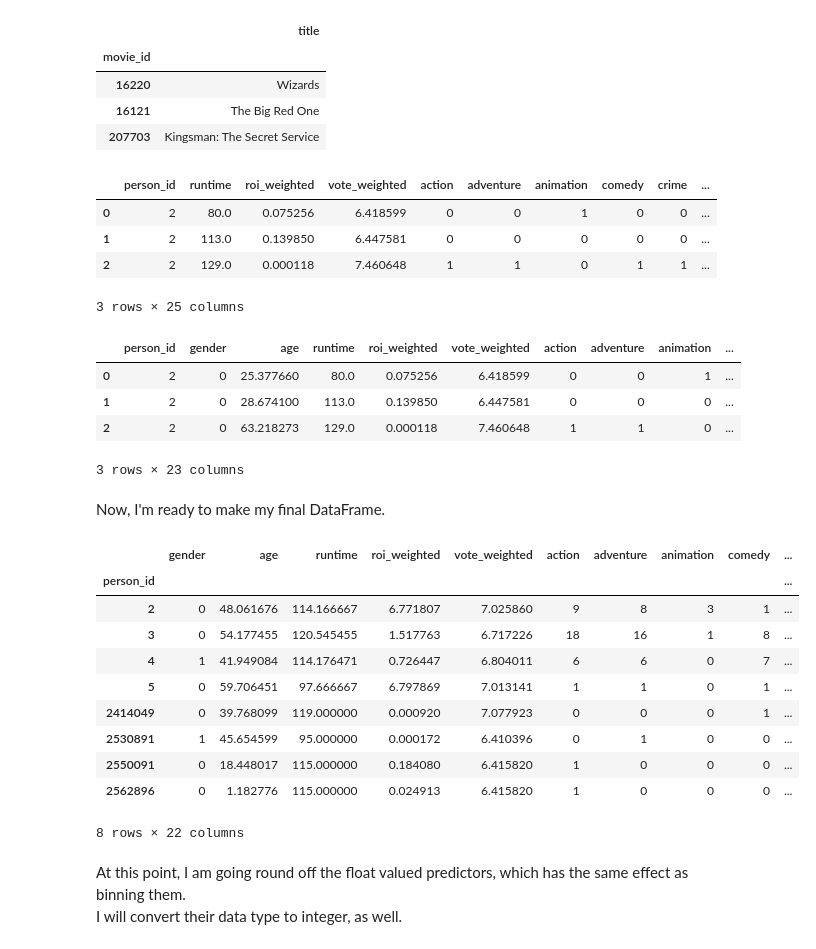
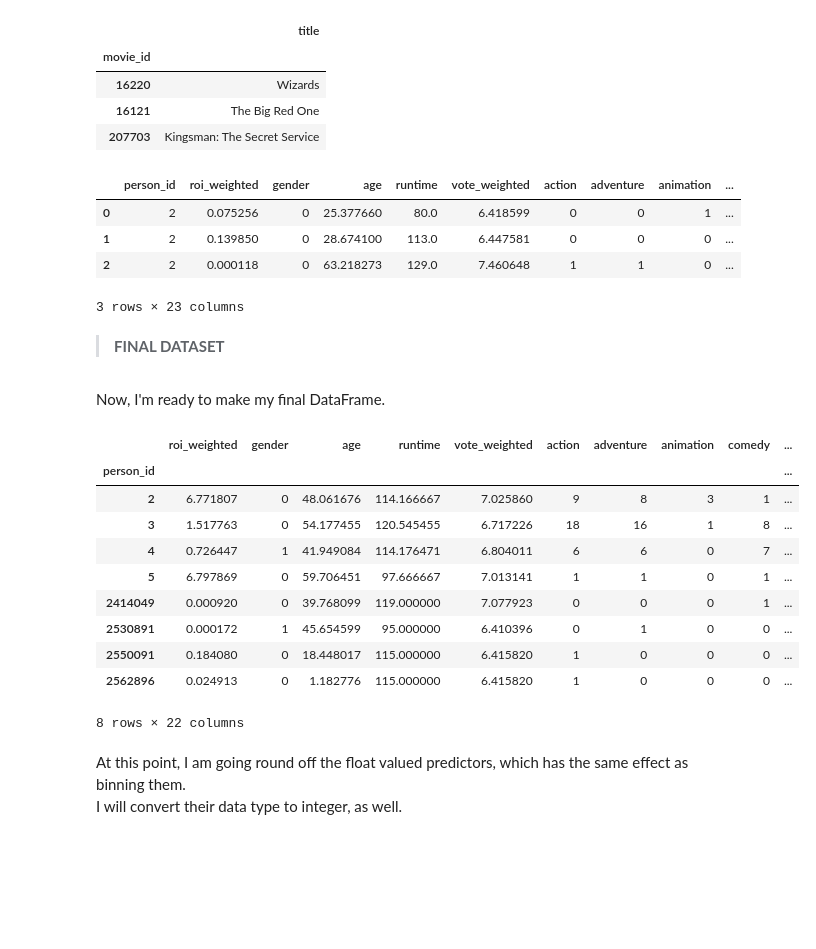
Before and after one commit to christianspybrook/springboard, a Jupyter notebook: capstones/capstone1/capstone1_wrangler.ipynb, the cells around one changed output. Saved outputs shown, nothing was run; the diff lists cells and outputs as text; code cells hidden in the pictures; blank space fills up the shorter version.

```diff
--- a/capstones/capstone1/capstone1_wrangler.ipynb
+++ b/capstones/capstone1/capstone1_wrangler.ipynb
@@ -1329,8 +1400,9 @@ person_df.iloc[np.r_[0:2, -2:0]]
 | 2699996 | NaT | Acting | 2618072 | Emmanuel Camacho | NaN |  | 0.600 | None | ... |
 # %%
 # drop columns that will not be used
-person_df.drop(['known_for_department', 'biography', 'popularity', 'place_of_birth', 'imdb_id'],
-               axis=1, inplace=True)
+person_df.drop(
+    ['known_for_department', 'biography', 'popularity', 'place_of_birth', 'imdb_id'],
+    axis=1, inplace=True)
 person_df.iloc[np.r_[0:2, -2:0]]
 # %% [output]
 |  | birthday | id | name | gender |
@@ -1495,7 +1569,8 @@ Since this is an actor-centric project, I will make a derived age feature whose
 dtype: float64
 # %%
 # create new feature
-actor_df['age'] = ((actor_df['release_date'] - actor_df['birthday']) / np.timedelta64(1, 'Y'))
+actor_df['age'] = (
+    (actor_df['release_date'] - actor_df['birthday']) / np.timedelta64(1, 'Y'))
 actor_df.head(3)
 # %% [output]
 |  | person_id | movie_id | release_date | runtime | title | roi_weighted | vote_weighted | action | adventure | ... |
@@ -1579,51 +1657,47 @@ titles_df.head(3)
 | 16220 | Wizards |
 | 16121 | The Big Red One |
 | 207703 | Kingsman: The Secret Service |
-# %%
-# drop columns not needed
-actor_df.drop(['movie_id', 'release_date', 'title', 'birthday', 'name'], axis=1, inplace=True)
-actor_df.head(3)
-# %% [output]
-|  | person_id | runtime | roi_weighted | vote_weighted | action | adventure | animation | comedy | crime | ... |
-| 0 | 2 | 80.0 | 0.075256 | 6.418599 | 0 | 0 | 1 | 0 | 0 | ... |
-| 1 | 2 | 113.0 | 0.139850 | 6.447581 | 0 | 0 | 0 | 0 | 0 | ... |
-| 2 | 2 | 129.0 | 0.000118 | 7.460648 | 1 | 1 | 0 | 1 | 1 | ... |
-3 rows × 25 columns
 # %%
-# reorder column names to put genres at end
-actor_df = actor_df[['person_id', 'gender', 'age', 'runtime', 'roi_weighted', 'vote_weighted', 'action',
-                     'adventure', 'animation', 'comedy', 'crime', 'drama', 'family', 'fantasy', 'history',
-                     'horror', 'music', 'mystery', 'romance', 'science_fiction', 'thriller', 'war', 'western']]
+# leave behind columns not needed and reorder to put genres at end
+actor_df = actor_df[
+    ['person_id', 'roi_weighted', 'gender', 'age', 'runtime', 'vote_weighted',
+     'action', 'adventure', 'animation', 'comedy', 'crime', 'drama', 'family',
+     'fantasy', 'history', 'horror', 'music', 'mystery', 'romance',
+     'science_fiction', 'thriller', 'war', 'western']]
 actor_df.head(3)
 # %% [output]
-|  | person_id | gender | age | runtime | roi_weighted | vote_weighted | action | adventure | animation | ... |
-| 0 | 2 | 0 | 25.377660 | 80.0 | 0.075256 | 6.418599 | 0 | 0 | 1 | ... |
-| 1 | 2 | 0 | 28.674100 | 113.0 | 0.139850 | 6.447581 | 0 | 0 | 0 | ... |
-| 2 | 2 | 0 | 63.218273 | 129.0 | 0.000118 | 7.460648 | 1 | 1 | 0 | ... |
+|  | person_id | roi_weighted | gender | age | runtime | vote_weighted | action | adventure | animation | ... |
+| 0 | 2 | 0.075256 | 0 | 25.377660 | 80.0 | 6.418599 | 0 | 0 | 1 | ... |
+| 1 | 2 | 0.139850 | 0 | 28.674100 | 113.0 | 6.447581 | 0 | 0 | 0 | ... |
+| 2 | 2 | 0.000118 | 0 | 63.218273 | 129.0 | 7.460648 | 1 | 1 | 0 | ... |
 3 rows × 23 columns
+# %% [markdown]
+> **FINAL DATASET**
 # %% [markdown]
 Now, I'm ready to make my final DataFrame.
 # %%
-# groupby actor while summing ROIs, making counts of genres, and taking the average of all other values
-df = actor_df.groupby('person_id').agg({'gender': np.mean, 'age': np.mean, 'runtime': np.mean,
-                                        'roi_weighted': np.mean, 'vote_weighted': np.mean, 'action': np.sum,
-                                        'adventure': np.sum, 'animation': np.sum, 'comedy': np.sum,
-                                        'crime': np.sum, 'drama': np.sum, 'family': np.sum, 'fantasy': np.sum,
-                                        'history': np.sum, 'horror': np.sum, 'music': np.sum, 'mystery': np.sum,
-                                        'romance': np.sum, 'science_fiction': np.sum, 'thriller': np.sum,
-                                        'war': np.sum, 'western': np.sum})
+# groupby actor while making counts of genres and taking the average of all other values
+df = actor_df.groupby('person_id').agg(
+    {'roi_weighted': np.mean, 'gender': np.mean, 'age': np.mean,
+     'runtime': np.mean, 'vote_weighted': np.mean,
+     'action': np.sum, 'adventure': np.sum, 'animation': np.sum,
+     'comedy': np.sum, 'crime': np.sum, 'drama': np.sum,
+     'family': np.sum, 'fantasy': np.sum, 'history': np.sum,
+     'horror': np.sum, 'music': np.sum, 'mystery': np.sum,
+     'romance': np.sum, 'science_fiction': np.sum, 'thriller': np.sum,
+     'war': np.sum, 'western': np.sum})
 df.iloc[np.r_[0:4, -4:0]]
 # %% [output]
-|  | gender | age | runtime | roi_weighted | vote_weighted | action | adventure | animation | comedy | ... |
+|  | roi_weighted | gender | age | runtime | vote_weighted | action | adventure | animation | comedy | ... |
 | person_id |  |  |  |  |  |  |  |  |  | ... |
-| 2 | 0 | 48.061676 | 114.166667 | 6.771807 | 7.025860 | 9 | 8 | 3 | 1 | ... |
-| 3 | 0 | 54.177455 | 120.545455 | 1.517763 | 6.717226 | 18 | 16 | 1 | 8 | ... |
-| 4 | 1 | 41.949084 | 114.176471 | 0.726447 | 6.804011 | 6 | 6 | 0 | 7 | ... |
-| 5 | 0 | 59.706451 | 97.666667 | 6.797869 | 7.013141 | 1 | 1 | 0 | 1 | ... |
-| 2414049 | 0 | 39.768099 | 119.000000 | 0.000920 | 7.077923 | 0 | 0 | 0 | 1 | ... |
-| 2530891 | 1 | 45.654599 | 95.000000 | 0.000172 | 6.410396 | 0 | 1 | 0 | 0 | ... |
-| 2550091 | 0 | 18.448017 | 115.000000 | 0.184080 | 6.415820 | 1 | 0 | 0 | 0 | ... |
-| 2562896 | 0 | 1.182776 | 115.000000 | 0.024913 | 6.415820 | 1 | 0 | 0 | 0 | ... |
+| 2 | 6.771807 | 0 | 48.061676 | 114.166667 | 7.025860 | 9 | 8 | 3 | 1 | ... |
+| 3 | 1.517763 | 0 | 54.177455 | 120.545455 | 6.717226 | 18 | 16 | 1 | 8 | ... |
+| 4 | 0.726447 | 1 | 41.949084 | 114.176471 | 6.804011 | 6 | 6 | 0 | 7 | ... |
+| 5 | 6.797869 | 0 | 59.706451 | 97.666667 | 7.013141 | 1 | 1 | 0 | 1 | ... |
+| 2414049 | 0.000920 | 0 | 39.768099 | 119.000000 | 7.077923 | 0 | 0 | 0 | 1 | ... |
+| 2530891 | 0.000172 | 1 | 45.654599 | 95.000000 | 6.410396 | 0 | 1 | 0 | 0 | ... |
+| 2550091 | 0.184080 | 0 | 18.448017 | 115.000000 | 6.415820 | 1 | 0 | 0 | 0 | ... |
+| 2562896 | 0.024913 | 0 | 1.182776 | 115.000000 | 6.415820 | 1 | 0 | 0 | 0 | ... |
 8 rows × 22 columns
 # %% [markdown]
 At this point, I am going round off the float valued predictors, which has the same effect as binning them.<br>
```
Also changed, not shown: parts of 54 cells of this notebook.
